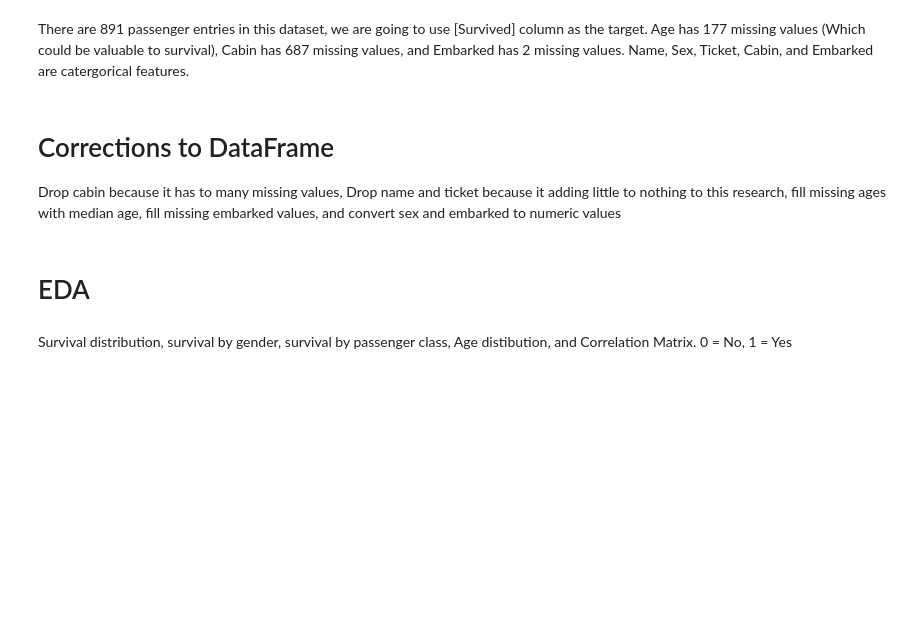
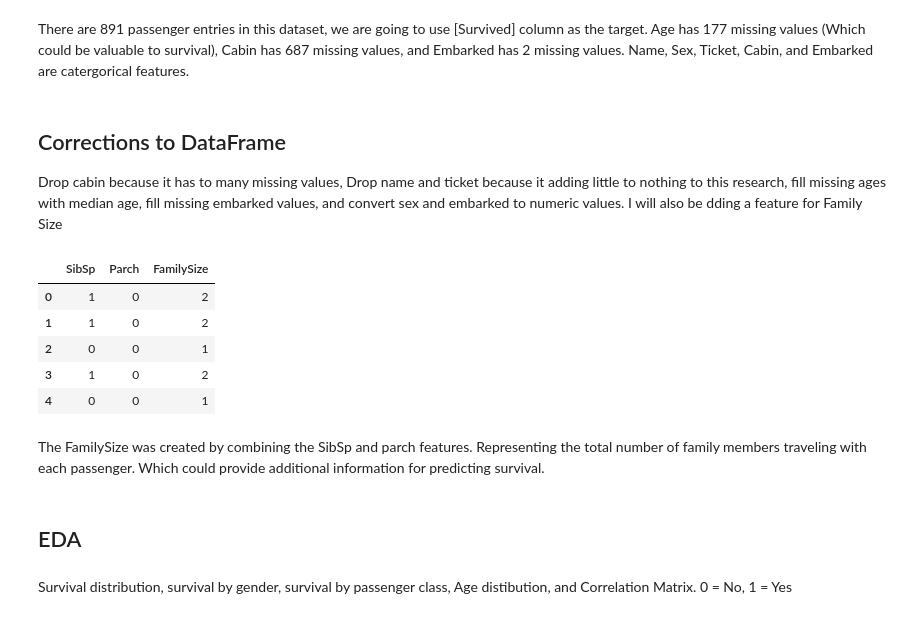
Before and after one commit to NMcKoin/MISProject, a Jupyter notebook: src/Project.ipynb, the cells around one changed output. Cells and saved outputs as stored; diff of their text form; code cells hidden in the pictures; blank space fills up the shorter version.

```diff
--- a/src/Project.ipynb
+++ b/src/Project.ipynb
@@ -83,32 +84,48 @@ dtype: int64
 # %% [markdown]
 There are 891 passenger entries in this dataset, we are going to use [Survived] column as the target. Age has 177 missing values (Which could be valuable to survival), Cabin has 687 missing values, and Embarked has 2 missing values. Name, Sex, Ticket, Cabin, and Embarked are catergorical features.
 # %% [markdown]
-# Corrections to DataFrame
-Drop cabin because it has to many missing values, Drop name and ticket because it adding little to nothing to this research, fill missing ages with median age, fill missing embarked values, and convert sex and embarked to numeric values
+## Corrections to DataFrame
+Drop cabin because it has to many missing values, Drop name and ticket because it adding little to nothing to this research, fill missing ages with median age, fill missing embarked values, and convert sex and embarked to numeric values. I will also be dding a feature for Family Size
 # %%
 titanic_df = titanic_df.drop(columns=["Cabin", "Name", "Ticket"])
 
 
 titanic_df["Age"] = titanic_df["Age"].fillna(
   titanic_df["Age"].median()
 )
 
 titanic_df["Embarked"] = titanic_df["Embarked"].fillna(
   titanic_df["Embarked"].mode()[0]
 )
 
 titanic_df["Sex"] = titanic_df["Sex"].map({
     "male": 0,
     "female": 1
 })
 
 titanic_df["Embarked"] = titanic_df["Embarked"].map({
     "S": 0,
     "C": 1,
     "Q": 2
 })
+
+titanic_df["FamilySize"] = (
+    titanic_df["SibSp"] +
+    titanic_df["Parch"] + 1
+)
+
+titanic_df[["SibSp", "Parch", "FamilySize"]].head()
+# %% [output]
+|  | SibSp | Parch | FamilySize |
+| 0 | 1 | 0 | 2 |
+| 1 | 1 | 0 | 2 |
+| 2 | 0 | 0 | 1 |
+| 3 | 1 | 0 | 2 |
+| 4 | 0 | 0 | 1 |
+# %% [markdown]
+The FamilySize was created by combining the SibSp and parch features. Representing the total number of family members traveling with each passenger. Which could provide additional information for predicting survival.
 # %% [markdown]
-# EDA
+## EDA
 # %% [markdown]
 Survival distribution, survival by gender, survival by passenger class, Age distibution, and Correlation Matrix.
 0 = No, 1 = Yes
```
Also changed, not shown: parts of 32 cells of this notebook, 1 other file.
